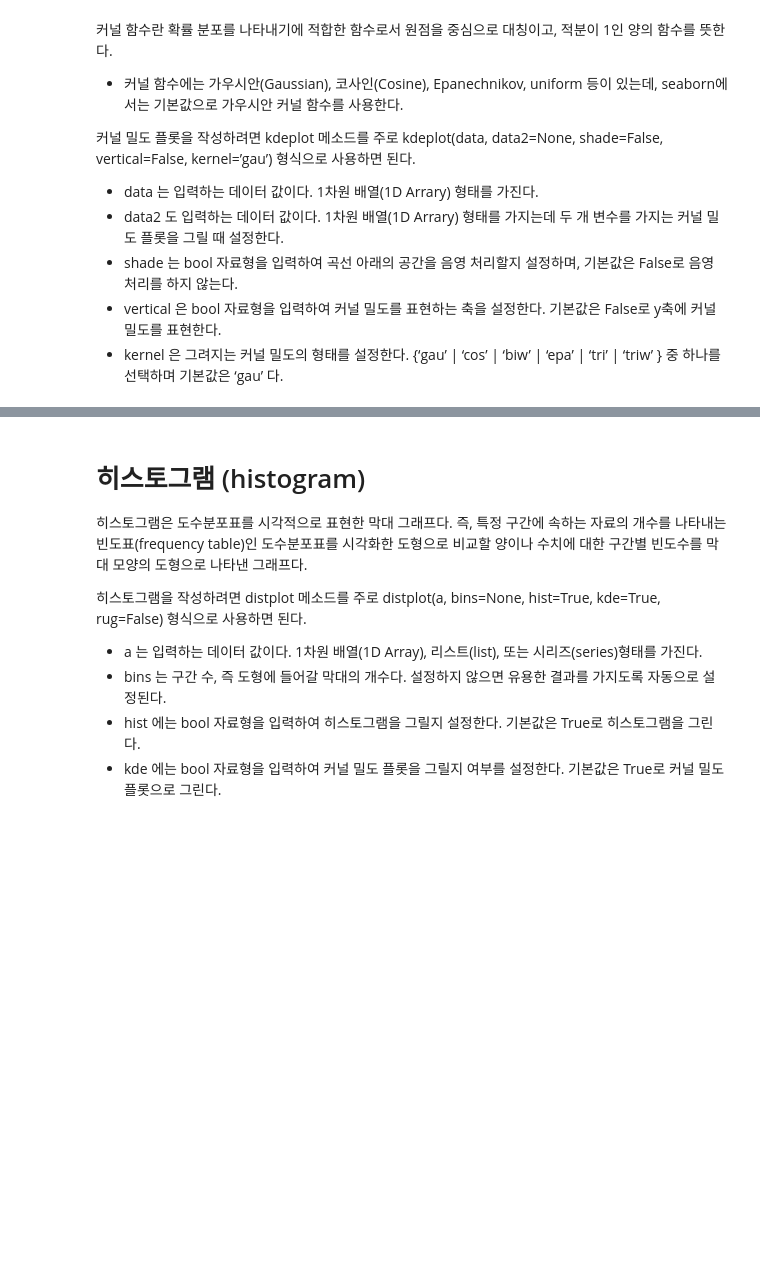
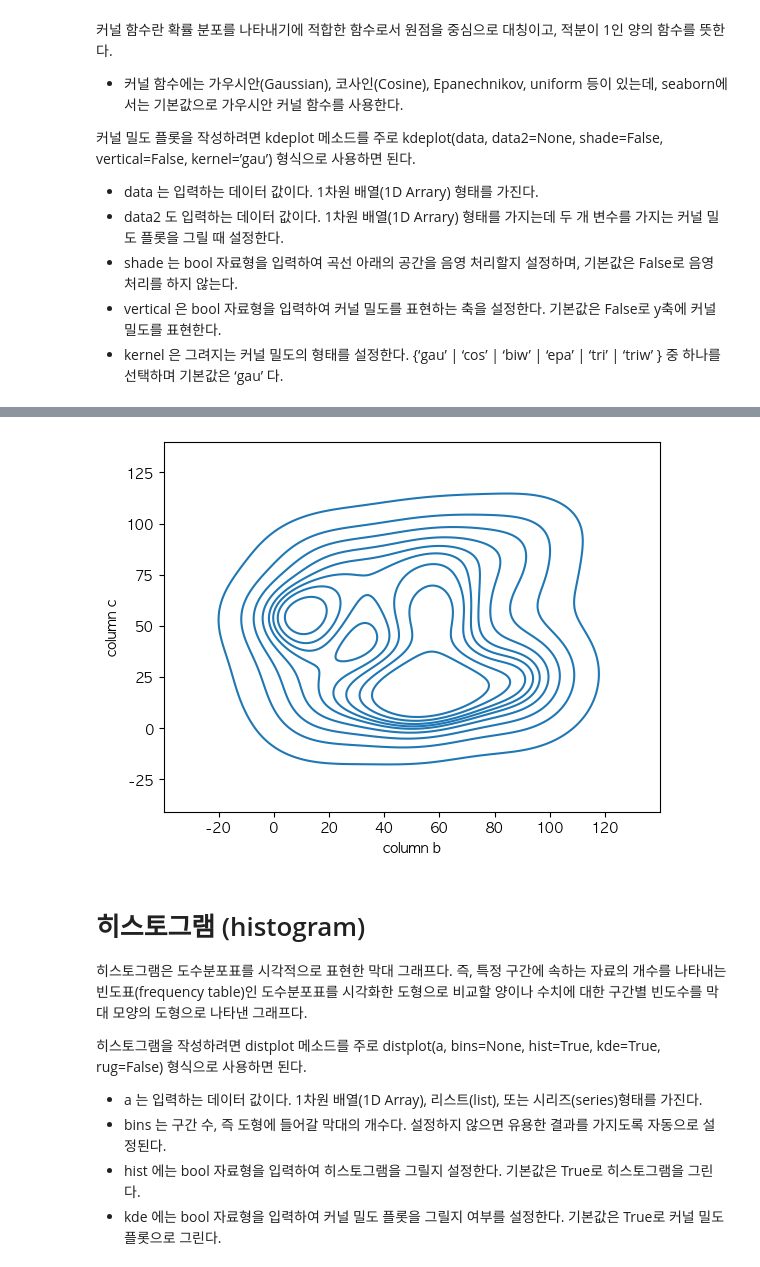
Before and after one commit to Meonu/AI-Bigdata-Study, a Jupyter notebook: practice/4. data_visualization_2.ipynb, the cells around one changed output, grey strips where cells are left out. Saved outputs shown, nothing was run; the diff lists cells and outputs as text; code cells hidden in the pictures; blank space fills up the shorter version.

```diff
--- a/practice/4. data_visualization_2.ipynb
+++ b/practice/4. data_visualization_2.ipynb
@@ -308,7 +293,11 @@ plt.show()
 # %%
 ## type your code ##
-
+sns.kdeplot(data=df, x='b',y='c')
+plt.xlabel("column b")
+plt.ylabel("column c")
 plt.show()
+# %% [output]
+[figure, added]
 # %% [markdown]
 # 히스토그램 (histogram)
 히스토그램은 도수분포표를 시각적으로 표현한 막대 그래프다. 즉, 특정 구간에 속하는 자료의 개수를 나타내는 빈도표(frequency table)인 도수분포표를 시각화한 도형으로 비교할 양이나 수치에 대한 구간별 빈도수를 막대 모양의 도형으로 나타낸 그래프다.
```
Also changed, not shown: parts of 29 cells of this notebook.
